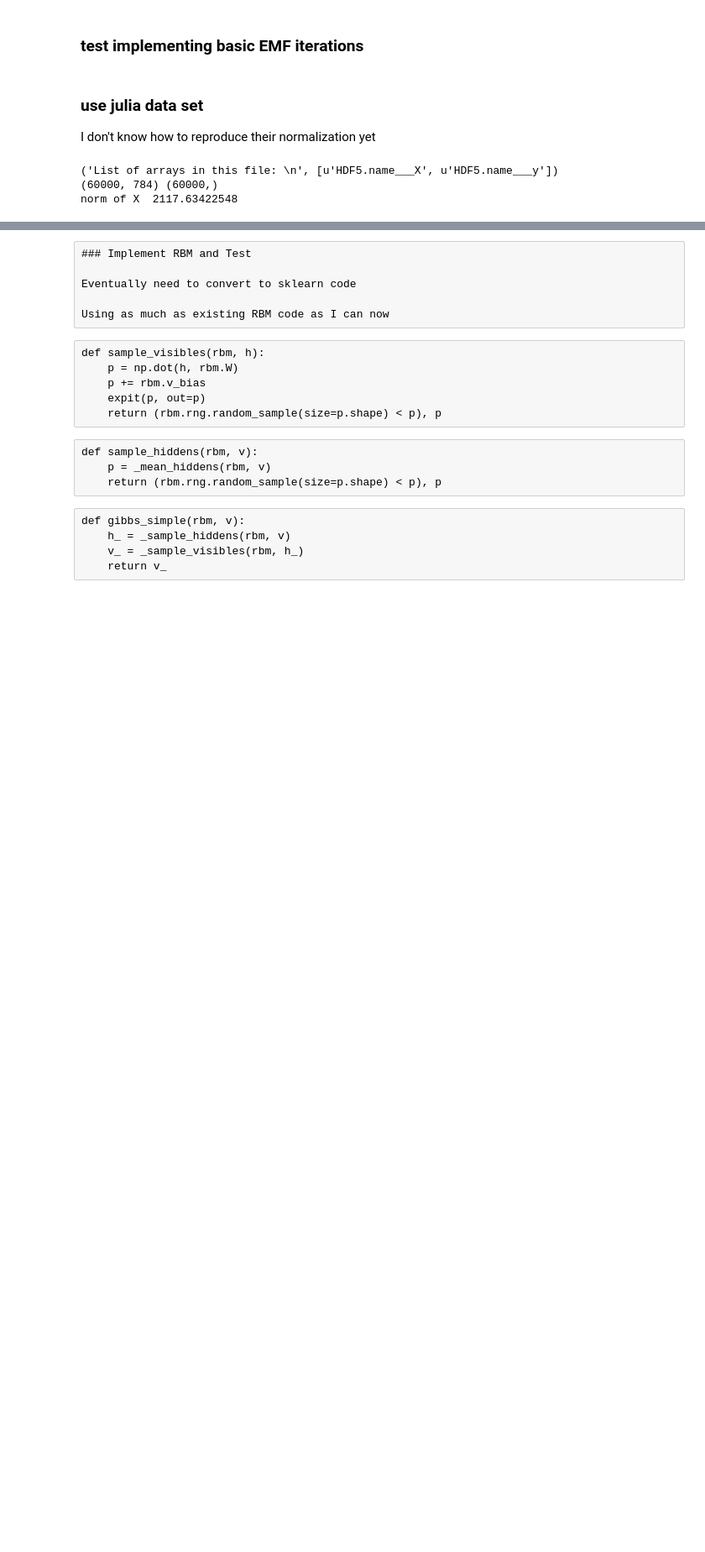
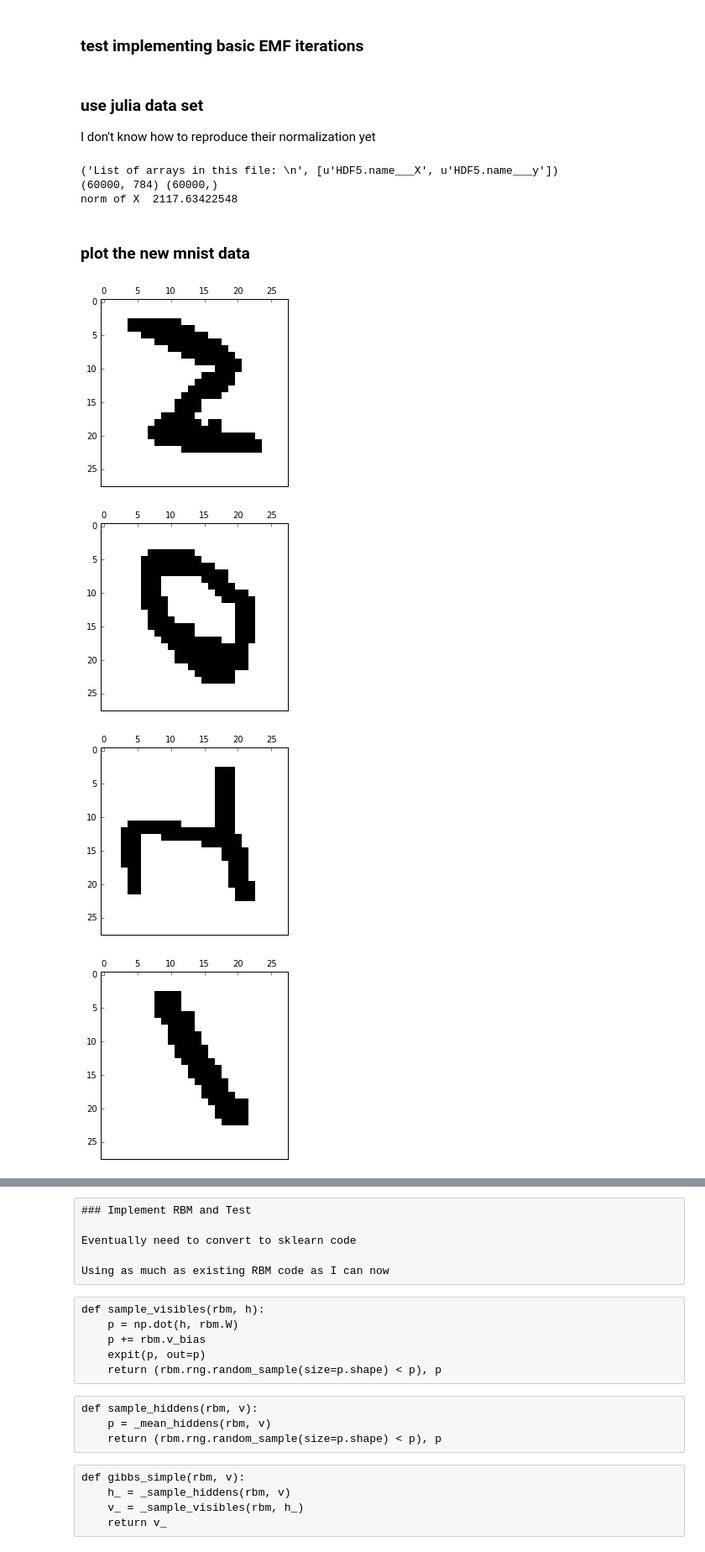
Before and after one commit to charlesmartin14/emf-rbm, a Jupyter notebook: EMF-RBM-Implementation.ipynb, the cells around one changed output, grey strips where cells are left out. Shown: that part at 84% size. Drawn from its saved outputs; the diff is of its cells as text; code cells hidden in the pictures; blank space fills up the shorter version.

Commit message:
plot images

```diff
--- a/EMF-RBM-Implementation.ipynb
+++ b/EMF-RBM-Implementation.ipynb
@@ -29,3 +34,27 @@ print "norm of X ",np.linalg.norm(X,ord=2)
 ('List of arrays in this file: \n', [u'HDF5.name___X', u'HDF5.name___y'])
 (60000, 784) (60000,)
 norm of X  2117.63422548
+# %% [markdown]
+### plot the new mnist data
+# %%
+def show(image):
+    """
+    Render a given numpy.uint8 array of pixel data.
+    Reshape array, and rotate for display
+    """
+    square_image = np.rot90(np.reshape(image, [28,28]))
+    fig = plt.figure()
+    ax = fig.add_subplot(1,1,1)
+    imgplot = ax.imshow(square_image, cmap=mpl.cm.Greys)
+    imgplot.set_interpolation('nearest')
+    ax.xaxis.set_ticks_position('top')
+    ax.yaxis.set_ticks_position('left')
+    plt.show()
+# %%
+for i in range(5):
+    show(X[i,:])
+# %% [output]
+[figure, added]
+[figure, added]
+[figure, added]
+[figure, added]
```
Also changed, not shown: parts of 3 cells of this notebook.
